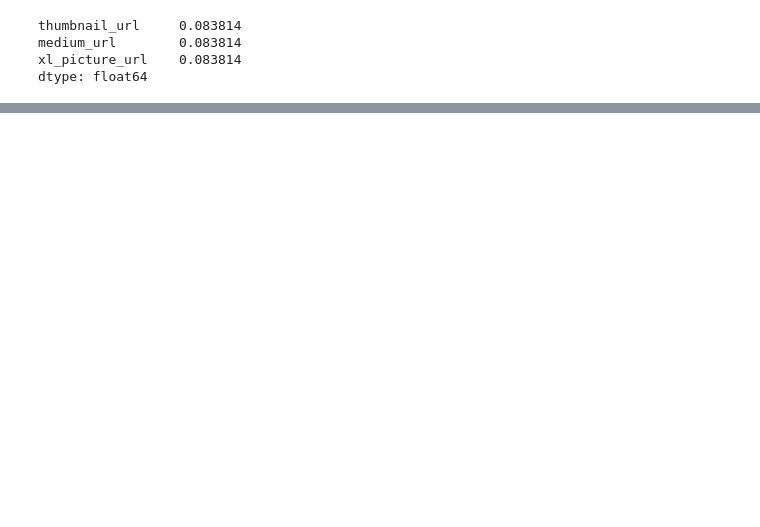
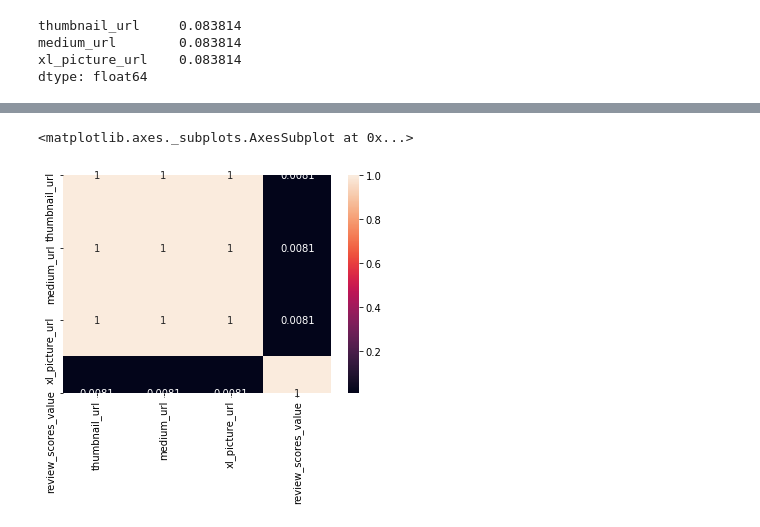
Before and after one commit to ebrunette/UdacityDataScienceNanoDegree, a Jupyter notebook: ProjectOne/AirB&BEDA.ipynb, the cells around one changed output, grey strips where cells are left out. Saved outputs shown, nothing was run; the diff lists cells and outputs as text; code cells hidden in the pictures; blank space fills up the shorter version.

```diff
--- a/ProjectOne/AirB&BEDA.ipynb
+++ b/ProjectOne/AirB&BEDA.ipynb
@@ -81,5 +78,5 @@ def _fill_remaining_X(value):
         return 1
     return 0
 # %%
-for col in X.columns:
+for col in dataForPictureQuestion[['thumbnail_url','medium_url','xl_picture_url']].columns:
     dataForPictureQuestion[col] = dataForPictureQuestion[col].apply(_fill_remaining_X)
@@ -85,0 +134,2 @@ for col in X.columns:
+# %%
+dummyDataForPicture = pd.get_dummies(dataForPictureQuestion)
@@ -85,0 +145,5 @@ for col in X.columns:
+# %%
+sns.heatmap(data=dummyDataForPicture.corr(), annot=True)
+# %% [output]
+<matplotlib.axes._subplots.AxesSubplot at 0x...>
+[figure, added]
```
Also changed, not shown: parts of 57 cells of this notebook.
